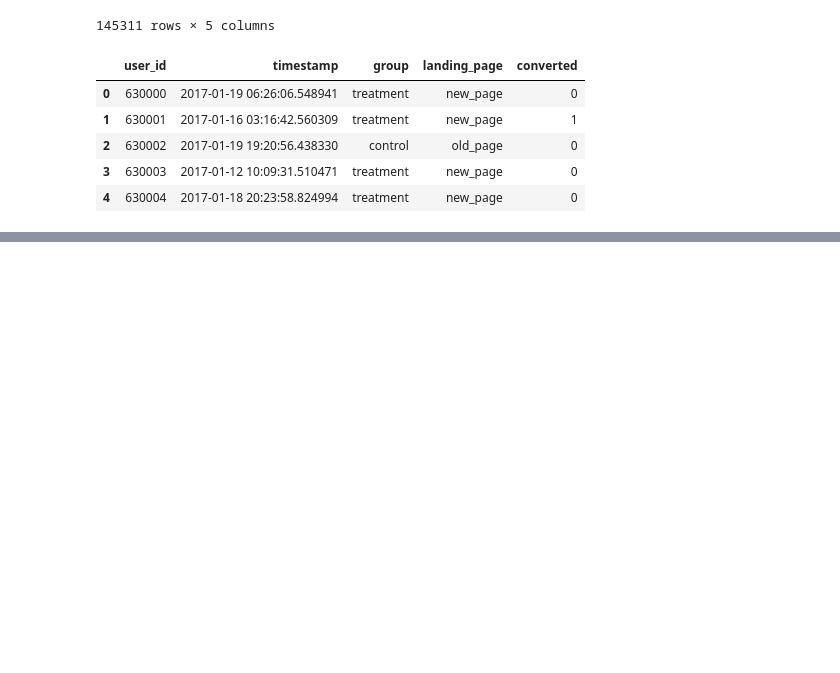
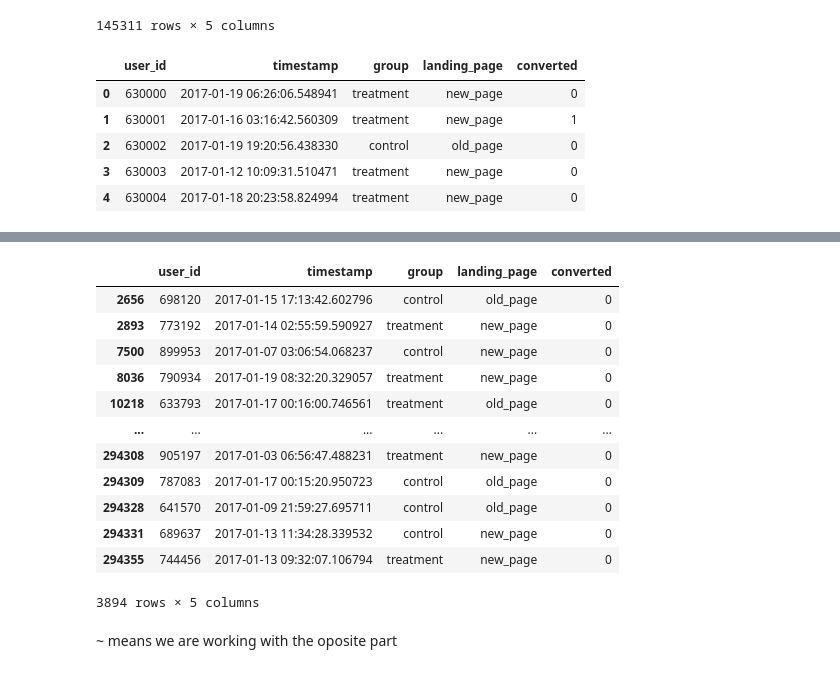
Before and after one commit to BeziKaviani/data-science-ml-learning-path, a Jupyter notebook: 03-inferential-statistics/AB-test-landing-page.ipynb, the cells around one changed output, grey strips where cells are left out. Drawn from its saved outputs; the diff is of its cells as text; code cells hidden in the pictures; blank space fills up the shorter version.

Commit message:
delete data with same user_id

```diff
--- a/03-inferential-statistics/AB-test-landing-page.ipynb
+++ b/03-inferential-statistics/AB-test-landing-page.ipynb
@@ -104,0 +126,18 @@ landing_data.head()
+# %%
+landing_data[landing_data['user_id'].duplicated()]
+# %% [output]
+|  | user_id | timestamp | group | landing_page | converted |
+| 2656 | 698120 | 2017-01-15 17:13:42.602796 | control | old_page | 0 |
+| 2893 | 773192 | 2017-01-14 02:55:59.590927 | treatment | new_page | 0 |
+| 7500 | 899953 | 2017-01-07 03:06:54.068237 | control | new_page | 0 |
+| 8036 | 790934 | 2017-01-19 08:32:20.329057 | treatment | new_page | 0 |
+| 10218 | 633793 | 2017-01-17 00:16:00.746561 | treatment | old_page | 0 |
+| ... | ... | ... | ... | ... | ... |
+| 294308 | 905197 | 2017-01-03 06:56:47.488231 | treatment | new_page | 0 |
+| 294309 | 787083 | 2017-01-17 00:15:20.950723 | control | old_page | 0 |
+| 294328 | 641570 | 2017-01-09 21:59:27.695711 | control | old_page | 0 |
+| 294331 | 689637 | 2017-01-13 11:34:28.339532 | control | new_page | 0 |
+| 294355 | 744456 | 2017-01-13 09:32:07.106794 | treatment | new_page | 0 |
+3894 rows × 5 columns
+# %% [markdown]
+~ means we are working with the oposite part
```
Also changed, not shown: parts of 5 cells of this notebook.
